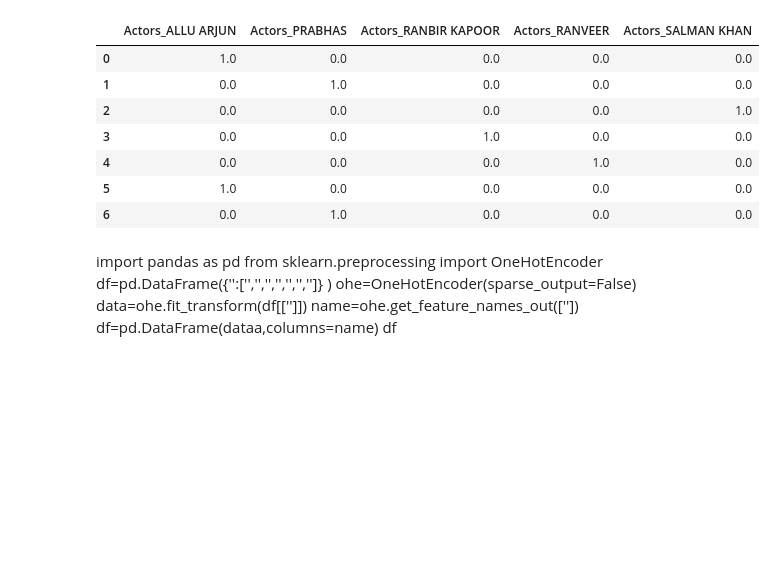
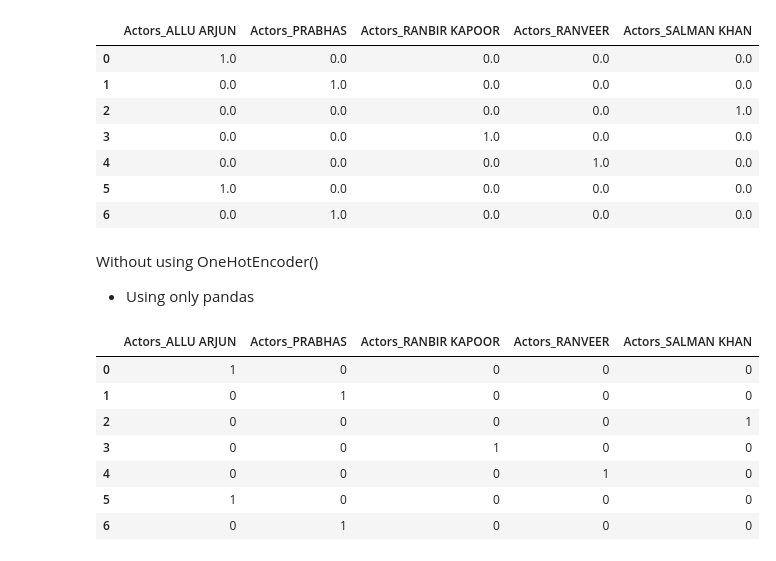
Before and after one commit to eashwardarur/DA, a Jupyter notebook: preprocessing.ipynb, the cells around one changed output. Drawn from its saved outputs; the diff is of its cells as text; code cells hidden in the pictures; blank space fills up the shorter version.

Commit message:
Other method without OneHotEncoder

```diff
--- a/preprocessing.ipynb
+++ b/preprocessing.ipynb
@@ -149,13 +149,22 @@ df2
 | 4 | 0.0 | 0.0 | 0.0 | 1.0 | 0.0 |
 | 5 | 1.0 | 0.0 | 0.0 | 0.0 | 0.0 |
 | 6 | 0.0 | 1.0 | 0.0 | 0.0 | 0.0 |
-# %% [markdown]
-import pandas as pd
-from sklearn.preprocessing import OneHotEncoder
-df=pd.DataFrame({'':['','','','','','','']}
-                )
-ohe=OneHotEncoder(sparse_output=False)
-data=ohe.fit_transform(df[['']])
-name=ohe.get_feature_names_out([''])
-df=pd.DataFrame(dataa,columns=name)
-df
+# %% [markdown]
+Without using OneHotEncoder()
+
+*   Using only pandas
+# %%
+import pandas as pd
+df0=pd.DataFrame({'Actors':['ALLU ARJUN','PRABHAS','SALMAN KHAN','RANBIR KAPOOR','RANVEER','ALLU ARJUN','PRABHAS']}
+                )
+df0_Encoded=pd.get_dummies(df0,columns=['Actors'],dtype=int)
+df0_Encoded
+# %% [output]
+|  | Actors_ALLU ARJUN | Actors_PRABHAS | Actors_RANBIR KAPOOR | Actors_RANVEER | Actors_SALMAN KHAN |
+| 0 | 1 | 0 | 0 | 0 | 0 |
+| 1 | 0 | 1 | 0 | 0 | 0 |
+| 2 | 0 | 0 | 0 | 0 | 1 |
+| 3 | 0 | 0 | 1 | 0 | 0 |
+| 4 | 0 | 0 | 0 | 1 | 0 |
+| 5 | 1 | 0 | 0 | 0 | 0 |
+| 6 | 0 | 1 | 0 | 0 | 0 |
```
Also changed, not shown: parts of 1 cell of this notebook.
